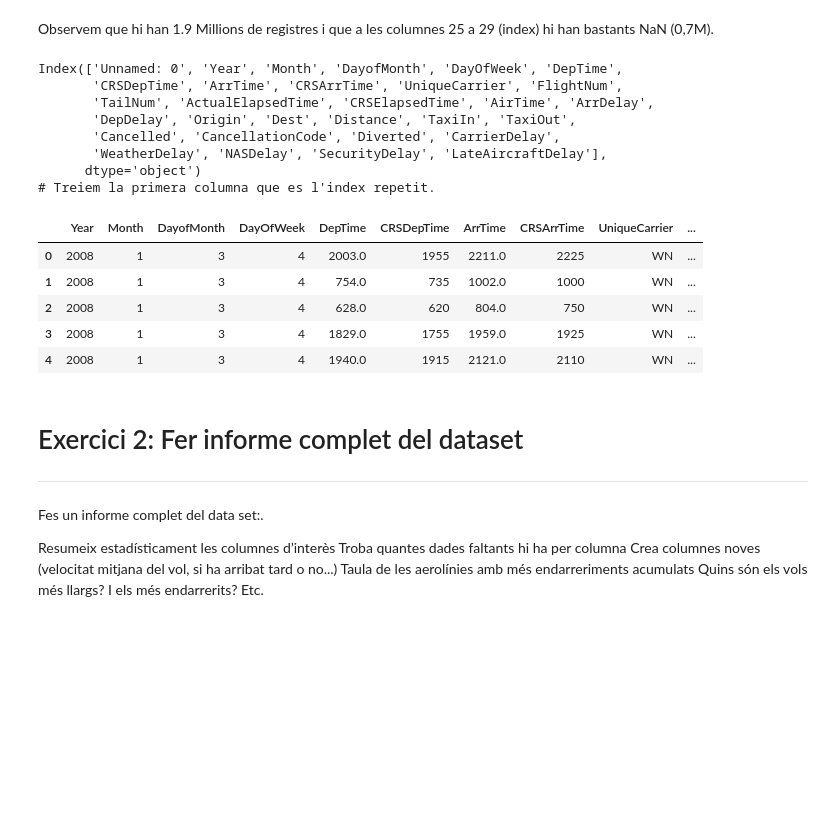
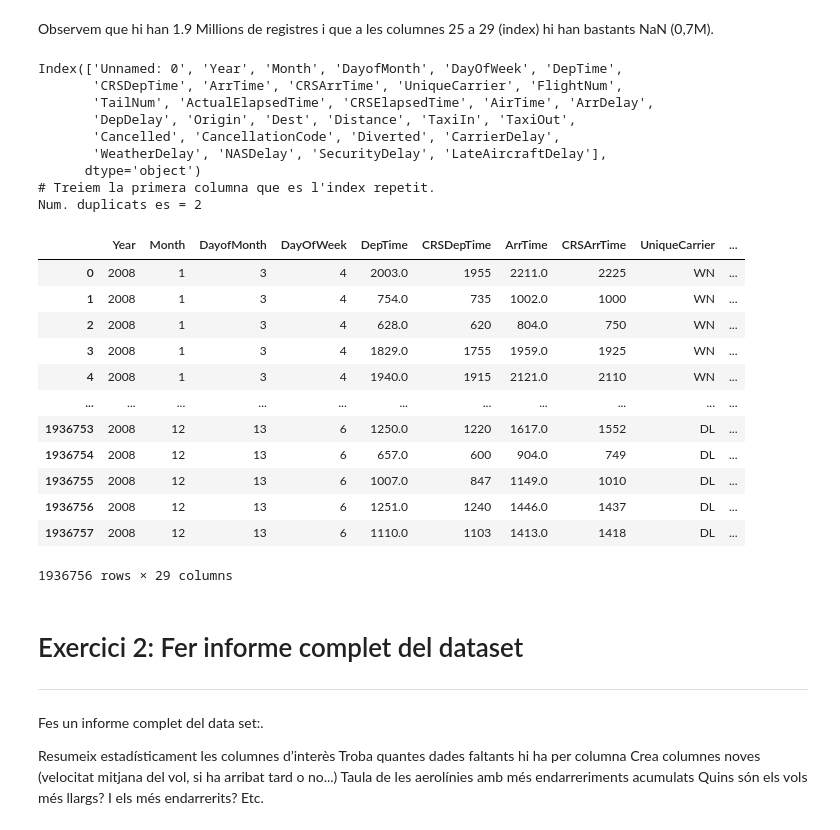
Before and after one commit to Javier-Alfonso-DS/S03_T05_Exploracio_de_les_dades, a Jupyter notebook: S03_T05_Exploracio_de_les_dades.ipynb, the cells around one changed output. Drawn from its saved outputs; the diff is of its cells as text; code cells hidden in the pictures; blank space fills up the shorter version.

```diff
--- a/S03_T05_Exploracio_de_les_dades.ipynb
+++ b/S03_T05_Exploracio_de_les_dades.ipynb
@@ -130,25 +130,38 @@ Observem que hi han 1.9 Millions de registres i que a les columnes 25 a 29 (inde
 # %%
 # Treiem columnes que no semblen rellevants amb drop (crea una nou df si no es posa inplace=True)
 # Treiem la primera columna que es l'index repetit.
 print(df.columns)
 workdf = df.drop(columns = 'Unnamed: 0',axis=1)
 print ("# Treiem la primera columna que es l'index repetit.")
 workdf.head()
+# Mirem si hi han duplicats
+index_dupl_df = workdf.duplicated()
+print("Num. duplicats es =", index_dupl_df.sum())
+#Només indica que només hi han 2 duplicats, els treiem.
+workdf.drop_duplicates()
 # %% [output]
 Index(['Unnamed: 0', 'Year', 'Month', 'DayofMonth', 'DayOfWeek', 'DepTime',
        'CRSDepTime', 'ArrTime', 'CRSArrTime', 'UniqueCarrier', 'FlightNum',
        'TailNum', 'ActualElapsedTime', 'CRSElapsedTime', 'AirTime', 'ArrDelay',
        'DepDelay', 'Origin', 'Dest', 'Distance', 'TaxiIn', 'TaxiOut',
        'Cancelled', 'CancellationCode', 'Diverted', 'CarrierDelay',
        'WeatherDelay', 'NASDelay', 'SecurityDelay', 'LateAircraftDelay'],
       dtype='object')
 # Treiem la primera columna que es l'index repetit.
+Num. duplicats es = 2
 |  | Year | Month | DayofMonth | DayOfWeek | DepTime | CRSDepTime | ArrTime | CRSArrTime | UniqueCarrier | ... |
 | 0 | 2008 | 1 | 3 | 4 | 2003.0 | 1955 | 2211.0 | 2225 | WN | ... |
 | 1 | 2008 | 1 | 3 | 4 | 754.0 | 735 | 1002.0 | 1000 | WN | ... |
 | 2 | 2008 | 1 | 3 | 4 | 628.0 | 620 | 804.0 | 750 | WN | ... |
 | 3 | 2008 | 1 | 3 | 4 | 1829.0 | 1755 | 1959.0 | 1925 | WN | ... |
 | 4 | 2008 | 1 | 3 | 4 | 1940.0 | 1915 | 2121.0 | 2110 | WN | ... |
+| ... | ... | ... | ... | ... | ... | ... | ... | ... | ... | ... |
+| 1936753 | 2008 | 12 | 13 | 6 | 1250.0 | 1220 | 1617.0 | 1552 | DL | ... |
+| 1936754 | 2008 | 12 | 13 | 6 | 657.0 | 600 | 904.0 | 749 | DL | ... |
+| 1936755 | 2008 | 12 | 13 | 6 | 1007.0 | 847 | 1149.0 | 1010 | DL | ... |
+| 1936756 | 2008 | 12 | 13 | 6 | 1251.0 | 1240 | 1446.0 | 1437 | DL | ... |
+| 1936757 | 2008 | 12 | 13 | 6 | 1110.0 | 1103 | 1413.0 | 1418 | DL | ... |
+1936756 rows × 29 columns
 # %% [markdown]
 # Exercici 2: Fer informe complet del dataset
 ---
```
Also changed, not shown: parts of 3 cells of this notebook.
